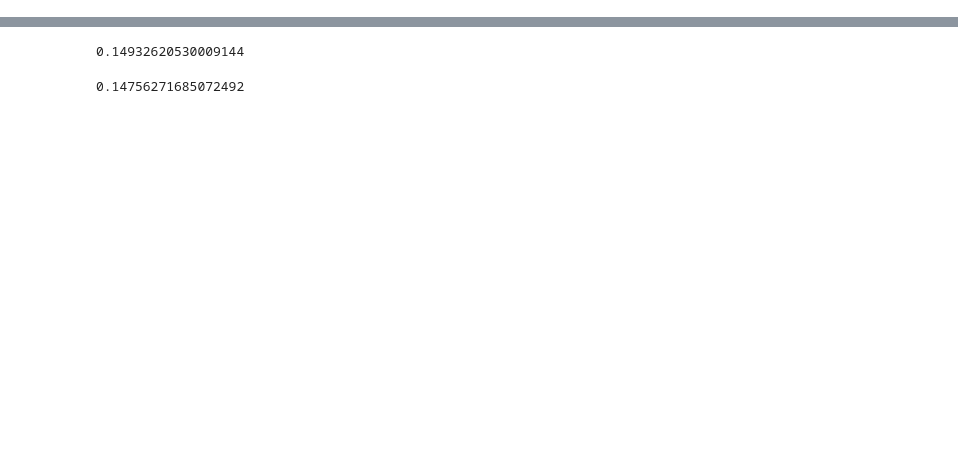
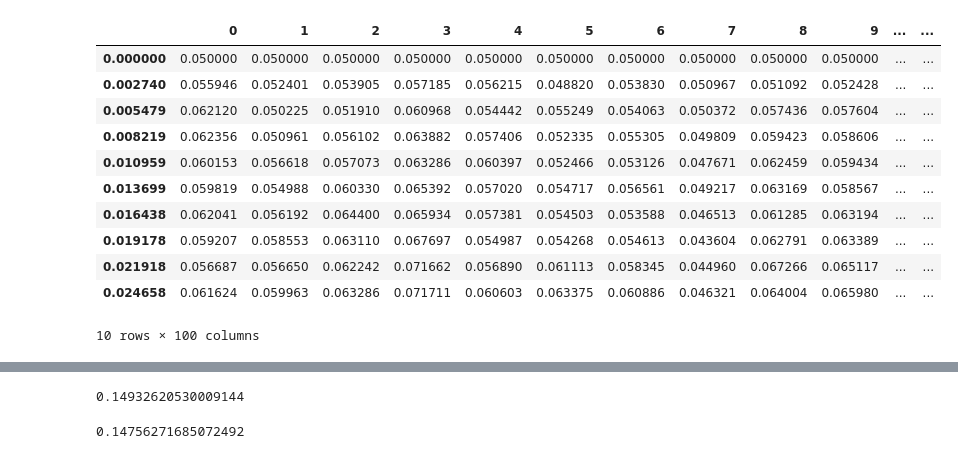
Before and after one commit to PascalLemieux/Paths-Generation, a Jupyter notebook: notebooks/processes.ipynb, the cells around one changed output, grey strips where cells are left out. Saved outputs shown, nothing was run; the diff lists cells and outputs as text; code cells hidden in the pictures; blank space fills up the shorter version.

```diff
--- a/notebooks/processes.ipynb
+++ b/notebooks/processes.ipynb
@@ -72,0 +71,16 @@ df_out.head()
+# %%
+# Paths are returned as Pandas DataFrame
+ou_paths.head(10)
+# %% [output]
+|  | 0 | 1 | 2 | 3 | 4 | 5 | 6 | 7 | 8 | 9 | ... | ... |
+| 0.000000 | 0.050000 | 0.050000 | 0.050000 | 0.050000 | 0.050000 | 0.050000 | 0.050000 | 0.050000 | 0.050000 | 0.050000 | ... | ... |
+| 0.002740 | 0.055946 | 0.052401 | 0.053905 | 0.057185 | 0.056215 | 0.048820 | 0.053830 | 0.050967 | 0.051092 | 0.052428 | ... | ... |
+| 0.005479 | 0.062120 | 0.050225 | 0.051910 | 0.060968 | 0.054442 | 0.055249 | 0.054063 | 0.050372 | 0.057436 | 0.057604 | ... | ... |
+| 0.008219 | 0.062356 | 0.050961 | 0.056102 | 0.063882 | 0.057406 | 0.052335 | 0.055305 | 0.049809 | 0.059423 | 0.058606 | ... | ... |
+| 0.010959 | 0.060153 | 0.056618 | 0.057073 | 0.063286 | 0.060397 | 0.052466 | 0.053126 | 0.047671 | 0.062459 | 0.059434 | ... | ... |
+| 0.013699 | 0.059819 | 0.054988 | 0.060330 | 0.065392 | 0.057020 | 0.054717 | 0.056561 | 0.049217 | 0.063169 | 0.058567 | ... | ... |
+| 0.016438 | 0.062041 | 0.056192 | 0.064400 | 0.065934 | 0.057381 | 0.054503 | 0.053588 | 0.046513 | 0.061285 | 0.063194 | ... | ... |
+| 0.019178 | 0.059207 | 0.058553 | 0.063110 | 0.067697 | 0.054987 | 0.054268 | 0.054613 | 0.043604 | 0.062791 | 0.063389 | ... | ... |
+| 0.021918 | 0.056687 | 0.056650 | 0.062242 | 0.071662 | 0.056890 | 0.061113 | 0.058345 | 0.044960 | 0.067266 | 0.065117 | ... | ... |
+| 0.024658 | 0.061624 | 0.059963 | 0.063286 | 0.071711 | 0.060603 | 0.063375 | 0.060886 | 0.046321 | 0.064004 | 0.065980 | ... | ... |
+10 rows × 100 columns
```
Also changed, not shown: parts of 24 cells of this notebook, 1 other file.
